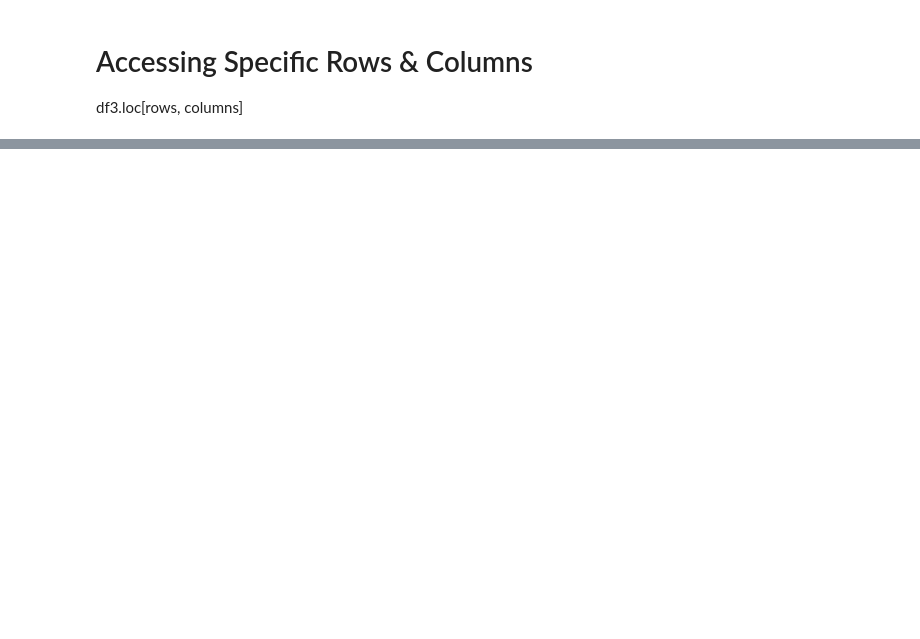
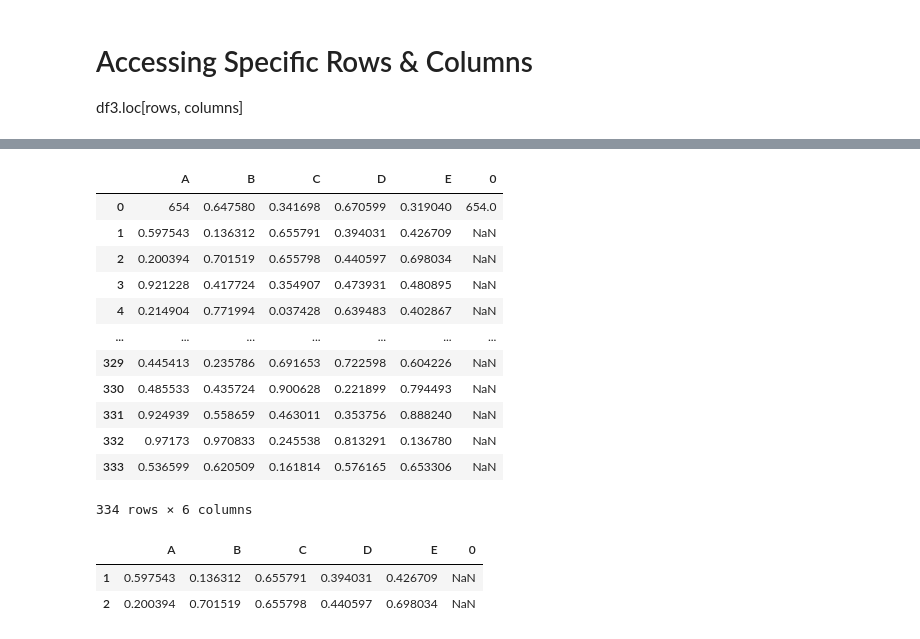
Before and after one commit to itsahmadawais/ai-experiments, a Jupyter notebook: Pandas/Pandas.ipynb, the cells around one changed output, grey strips where cells are left out. Cells and saved outputs as stored; diff of their text form; code cells hidden in the pictures; blank space fills up the shorter version.

```diff
--- a/Pandas/Pandas.ipynb
+++ b/Pandas/Pandas.ipynb
@@ -448,0 +456,22 @@ df3.loc[[1,2], ['A', 'E']]
+# %%
+df3.loc[:, :]
+# %% [output]
+|  | A | B | C | D | E | 0 |
+| 0 | 654 | 0.647580 | 0.341698 | 0.670599 | 0.319040 | 654.0 |
+| 1 | 0.597543 | 0.136312 | 0.655791 | 0.394031 | 0.426709 | NaN |
+| 2 | 0.200394 | 0.701519 | 0.655798 | 0.440597 | 0.698034 | NaN |
+| 3 | 0.921228 | 0.417724 | 0.354907 | 0.473931 | 0.480895 | NaN |
+| 4 | 0.214904 | 0.771994 | 0.037428 | 0.639483 | 0.402867 | NaN |
+| ... | ... | ... | ... | ... | ... | ... |
+| 329 | 0.445413 | 0.235786 | 0.691653 | 0.722598 | 0.604226 | NaN |
+| 330 | 0.485533 | 0.435724 | 0.900628 | 0.221899 | 0.794493 | NaN |
+| 331 | 0.924939 | 0.558659 | 0.463011 | 0.353756 | 0.888240 | NaN |
+| 332 | 0.97173 | 0.970833 | 0.245538 | 0.813291 | 0.136780 | NaN |
+| 333 | 0.536599 | 0.620509 | 0.161814 | 0.576165 | 0.653306 | NaN |
+334 rows × 6 columns
+# %%
+df3.loc[[1,2], :]
+# %% [output]
+|  | A | B | C | D | E | 0 |
+| 1 | 0.597543 | 0.136312 | 0.655791 | 0.394031 | 0.426709 | NaN |
+| 2 | 0.200394 | 0.701519 | 0.655798 | 0.440597 | 0.698034 | NaN |
```
Also changed, not shown: parts of 50 cells of this notebook.
